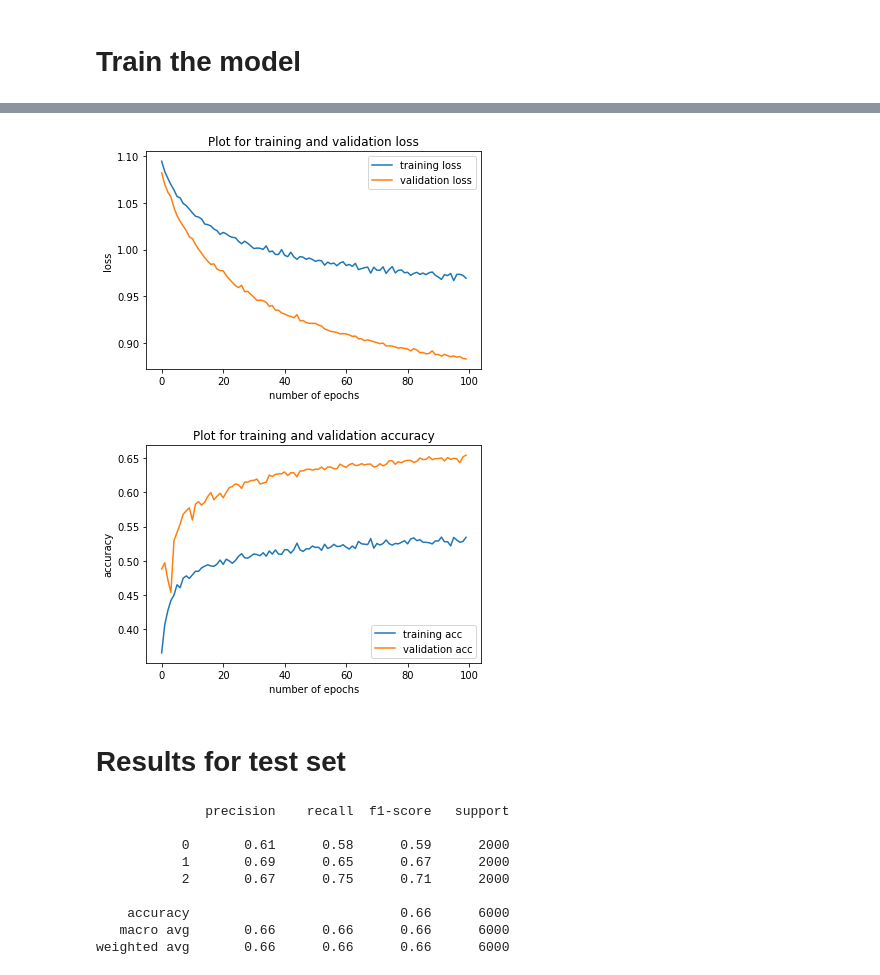
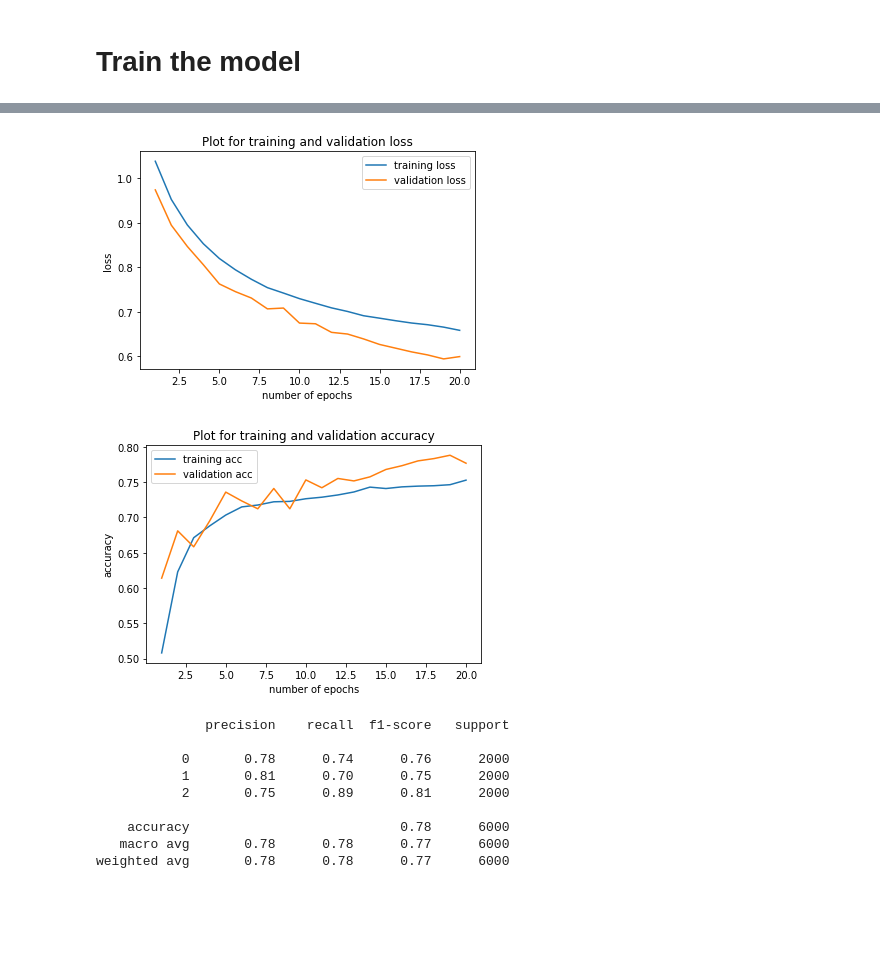
Before and after one commit to evelynerhuan/Noffence, a Jupyter notebook: BERT_base.ipynb, the cells around one changed output, grey strips where cells are left out. Drawn from its saved outputs; the diff is of its cells as text; code cells hidden in the pictures; blank space fills up the shorter version.

Commit message:
Enhance MLP Architecture
Now BERT base model should work with not bug

```diff
--- a/BERT_base.ipynb
+++ b/BERT_base.ipynb
@@ -243,0 +150,21 @@ BERT(
+# %%
+class BERT(nn.Module):
+    def __init__(self, bert):
+        super().__init__()
+        hidden_dim = bert.config.to_dict()['hidden_size']
+        self.bert = bert
+        self.out = nn.Linear(hidden_dim, 3)
+
+    def forward(self, text):
+        with torch.no_grad():
+            embedded = self.bert(text)[0]
+
+        output = self.out(torch.mean(embedded, 1))
+
+        return output
+# %%
+
+# BERT with MLP
+bert_core = BertModel.from_pretrained('bert-base-uncased')
+model = BERT(bert_core)
+print(model)
@@ -256,6 +204,7 @@ The model has 1,539 trainable parameters
 # %% [markdown]
 # Define the helper functions and parameters
 # %%
+N_EPOCHS = 20
 optimizer = torch.optim.Adam(model.parameters(), lr=3e-4)
 criterion = torch.nn.CrossEntropyLoss()
 
@@ -283,7 +232,7 @@ def train(model, iterator, optimizer, criterion):
         optimizer.zero_grad()
         predictions = model(batch.text).squeeze(1).to(device)
         batch.label = batch.label.type(torch.LongTensor).to(device)
-
+        #print(predictions.size())
         loss = criterion(predictions, batch.label)
         acc = calculate_accuracy(predictions, batch.label)
         loss.backward()
@@ -334,7 +283,7 @@ def epoch_time(start_time, end_time):
 # Train the model
 # %%
 # Start training
-N_EPOCHS = 100
+
 
 best_valid_loss = float('inf')
 
@@ -352,7 +301,7 @@ for epoch in range(N_EPOCHS):
 
     if valid_loss < best_valid_loss:
         best_valid_loss = valid_loss
-        torch.save(model.state_dict(), 'oversample_models/bert_base.pt')
+        torch.save(model.state_dict(), 'picked_model.pt')
 
     train_loss_list.append(train_loss)
     valid_loss_list.append(valid_loss)
@@ -383,31 +332,29 @@ Epoch: 100 | Epoch Time: 0m 46s
 # %%
 fig = plt.figure()
-plt.plot(range(0, N_EPOCHS), train_loss_list, label ='training loss')
-plt.plot(range(0, N_EPOCHS), valid_loss_list, label ='validation loss')
+plt.plot(range(1, N_EPOCHS+1), train_loss_list, label ='training loss')
+plt.plot(range(1, N_EPOCHS+1), valid_loss_list, label ='validation loss')
 plt.title("Plot for training and validation loss")
 plt.xlabel("number of epochs")
 plt.ylabel("loss")
 plt.legend()
 plt.show()
 
 fig = plt.figure()
-plt.plot(range(0, N_EPOCHS), train_acc_list, label ='training acc')
-plt.plot(range(0, N_EPOCHS), valid_acc_list, label ='validation acc')
+plt.plot(range(1, N_EPOCHS+1), train_acc_list, label ='training acc')
+plt.plot(range(1, N_EPOCHS+1), valid_acc_list, label ='validation acc')
 plt.title("Plot for training and validation accuracy")
 plt.xlabel("number of epochs")
 plt.ylabel("accuracy")
 plt.legend()
 plt.show()
 # %% [output]
-[figure, old version]
+[figure, new version]
-[figure, old version]
+[figure, new version]
-# %% [markdown]
-# Results for test set
 # %%
 from sklearn.metrics import accuracy_score, confusion_matrix, classification_report
 
-# Confirm the model we get on test set
-model.load_state_dict(torch.load('oversample_models/bert_base.pt'))
+# Confirm the model we get on validation set
+model.load_state_dict(torch.load('picked_model.pt'))
 
 # Output tensor for predicted labels
 total_output = torch.LongTensor([]).to(device)
@@ -430,10 +377,10 @@ print(classification_report(total_output.cpu(), total_preds.cpu()))
 # %% [output]
               precision    recall  f1-score   support
 
-           0       0.61      0.58      0.59      2000
-           1       0.69      0.65      0.67      2000
-           2       0.67      0.75      0.71      2000
+           0       0.78      0.74      0.76      2000
+           1       0.81      0.70      0.75      2000
+           2       0.75      0.89      0.81      2000
 
-    accuracy                           0.66      6000
-   macro avg       0.66      0.66      0.66      6000
-weighted avg       0.66      0.66      0.66      6000
+    accuracy                           0.78      6000
+   macro avg       0.78      0.78      0.77      6000
+weighted avg       0.78      0.78      0.77      6000
```
Also changed, not shown: parts of 11 cells of this notebook.
